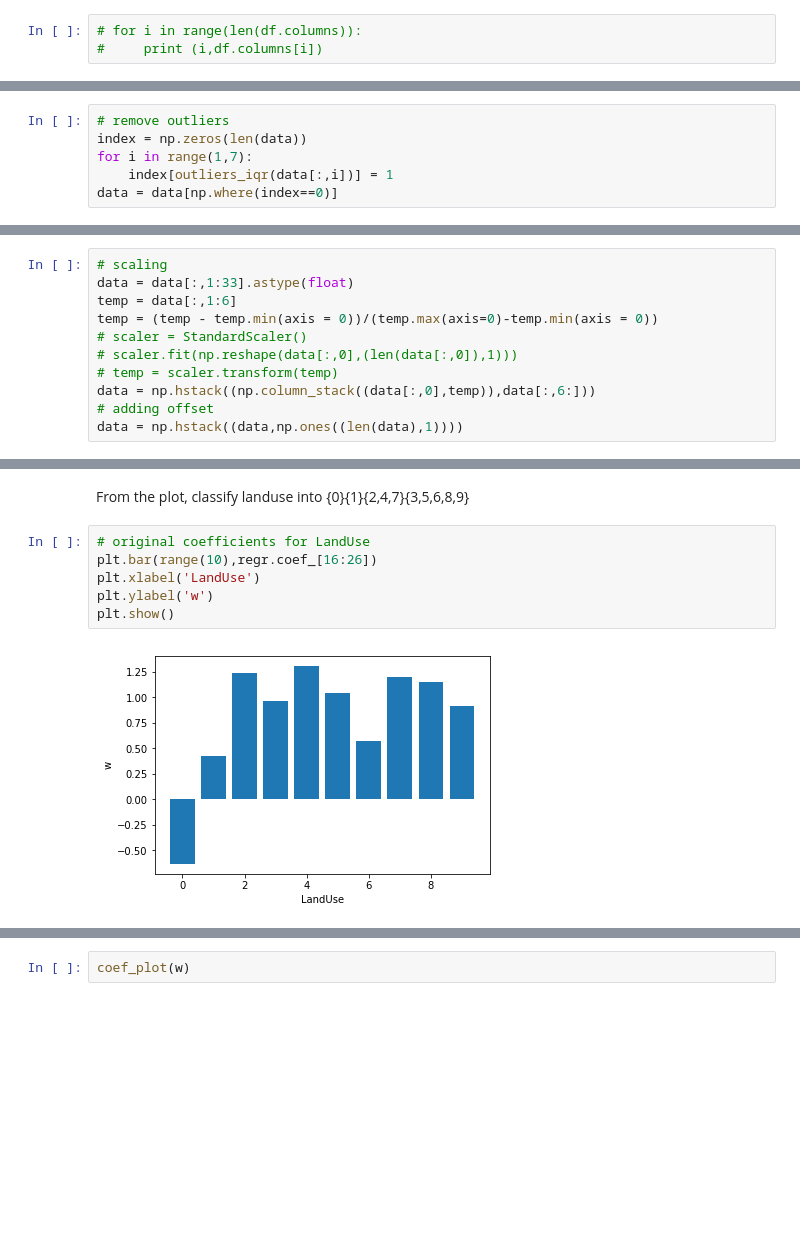
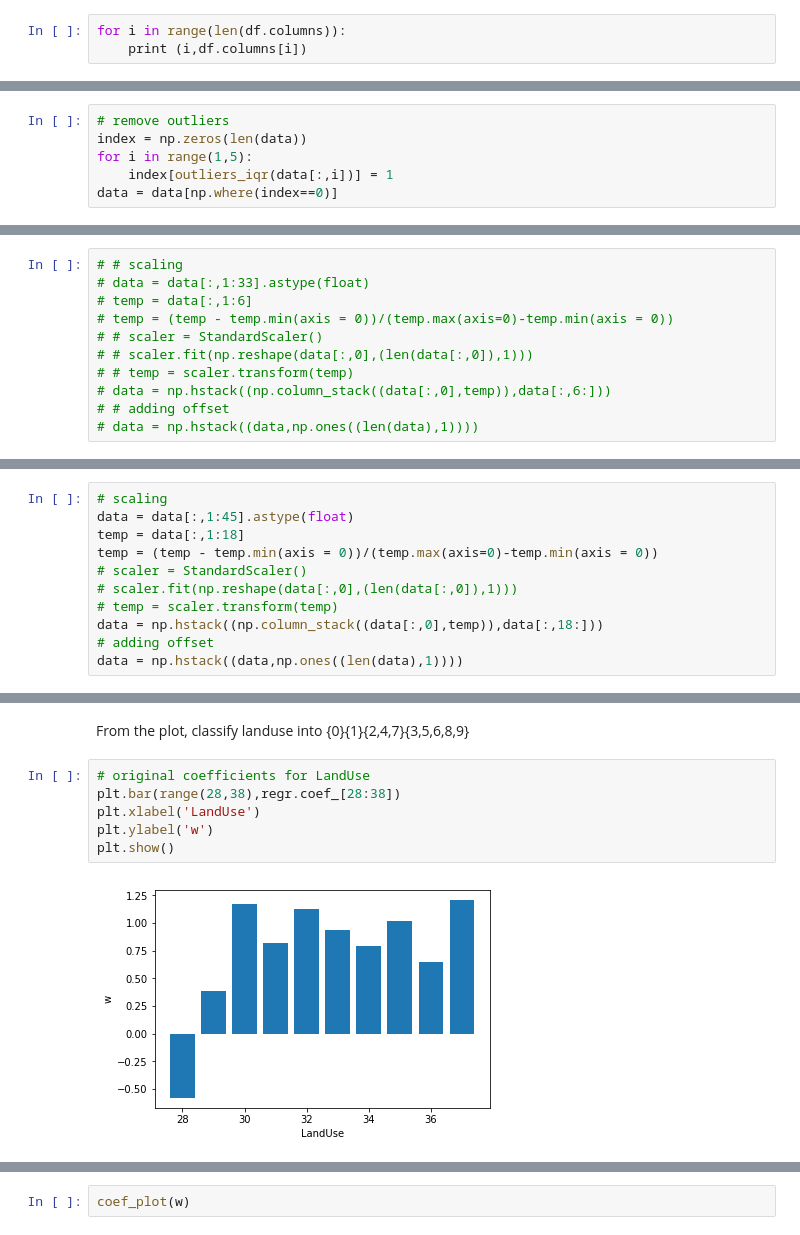
Before and after one commit to dancyfang/OR4741_Airbnb, a Jupyter notebook: analysis/regression.ipynb, the cells around one changed output, grey strips where cells are left out. Drawn from its saved outputs; the diff is of its cells as text; blank space fills up the shorter version.

```diff
--- a/analysis/regression.ipynb
+++ b/analysis/regression.ipynb
@@ -60,3 +50,3 @@ df2[np.log(df2['AssessTot'])<10]
 # %%
-# for i in range(len(df.columns)):
-#     print (i,df.columns[i])
+for i in range(len(df.columns)):
+    print (i,df.columns[i])
@@ -84,7 +90,7 @@ def outliers_iqr(ys):
 # %%
 # remove outliers
 index = np.zeros(len(data))
-for i in range(1,7):
+for i in range(1,5):
     index[outliers_iqr(data[:,i])] = 1
 data = data[np.where(index==0)]
 # %%
@@ -123,13 +125,13 @@ plt.show()
 # # adding offset
 # data = np.hstack((data,np.ones((len(data),1))))
 # %%
-# scaling
-data = data[:,1:33].astype(float)
-temp = data[:,1:6]
-temp = (temp - temp.min(axis = 0))/(temp.max(axis=0)-temp.min(axis = 0))
-# scaler = StandardScaler()
-# scaler.fit(np.reshape(data[:,0],(len(data[:,0]),1)))
-# temp = scaler.transform(temp)
-data = np.hstack((np.column_stack((data[:,0],temp)),data[:,6:]))
-# adding offset
-data = np.hstack((data,np.ones((len(data),1))))
+# # scaling
+# data = data[:,1:33].astype(float)
+# temp = data[:,1:6]
+# temp = (temp - temp.min(axis = 0))/(temp.max(axis=0)-temp.min(axis = 0))
+# # scaler = StandardScaler()
+# # scaler.fit(np.reshape(data[:,0],(len(data[:,0]),1)))
+# # temp = scaler.transform(temp)
+# data = np.hstack((np.column_stack((data[:,0],temp)),data[:,6:]))
+# # adding offset
+# data = np.hstack((data,np.ones((len(data),1))))
@@ -136 +143,12 @@ data = np.hstack((data,np.ones((len(data),1))))
+# %%
+# scaling
+data = data[:,1:45].astype(float)
+temp = data[:,1:18]
+temp = (temp - temp.min(axis = 0))/(temp.max(axis=0)-temp.min(axis = 0))
+# scaler = StandardScaler()
+# scaler.fit(np.reshape(data[:,0],(len(data[:,0]),1)))
+# temp = scaler.transform(temp)
+data = np.hstack((np.column_stack((data[:,0],temp)),data[:,18:]))
+# adding offset
+data = np.hstack((data,np.ones((len(data),1))))
 # %%
@@ -394,9 +427,9 @@ plt.show()
 From the plot, classify landuse into {0}{1}{2,4,7}{3,5,6,8,9}
 # %%
 # original coefficients for LandUse
-plt.bar(range(10),regr.coef_[16:26])
+plt.bar(range(28,38),regr.coef_[28:38])
 plt.xlabel('LandUse')
 plt.ylabel('w')
 plt.show()
 # %% [output]
-[figure, old version]
+[figure, new version]
```
Also changed, not shown: parts of 60 cells of this notebook.
